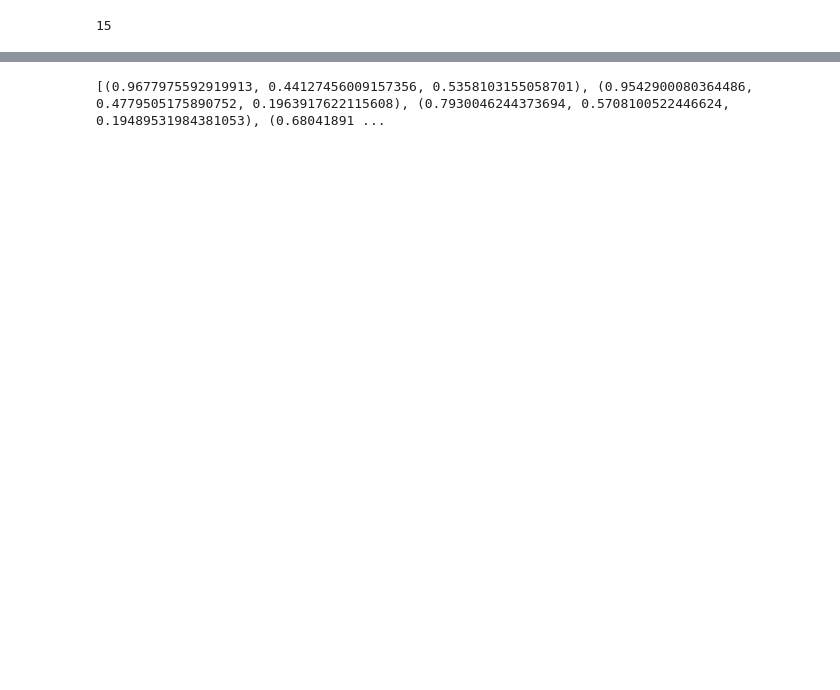
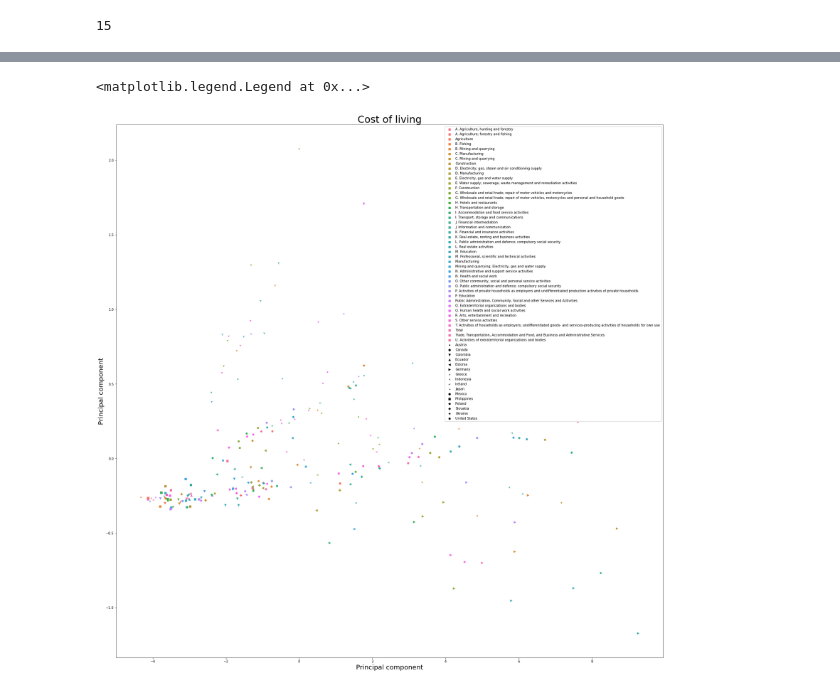
Before and after one commit to Vergenter/familyWealth, a Jupyter notebook: PCA.ipynb, the cells around one changed output, grey strips where cells are left out. Cells and saved outputs as stored; diff of their text form; code cells hidden in the pictures; blank space fills up the shorter version.

```diff
--- a/PCA.ipynb
+++ b/PCA.ipynb
@@ -160,9 +160,3 @@ total_only.head(1)
 CountryToColor = {}
 # %% [output]
 15
-# %%
-import seaborn as sns
-clrs = sns.color_palette('husl', n_colors=np.unique(y).size)
-def getColorMap(Countries):
-    unique_val = np.unique(Countries)
-    return {a:b for a,b in zip(unique_val,sns.color_palette('husl', n_colors=unique_val.size))}
@@ -195,7 +212,3 @@ for i, txt in enumerate(y):
-# %%
-print(clrs)
-# %% [output]
-[(0.9677975592919913, 0.44127456009157356, 0.5358103155058701), (0.9542900080364486, 0.4779505175890752, 0.1963917622115608), (0.7930046244373694, 0.5708100522446624, 0.19489531984381053), (0.68041891 ...
 # %%
 from sklearn.preprocessing import StandardScaler
 all_data = new_merge.dropna()
@@ -206,4 +219,41 @@ x = all_data.loc[:, features].values
 y = all_data.loc[:,['Country',"Field"]].values
 # Standardizing the features
 x = StandardScaler().fit_transform(x)
+# %%
+import numpy as np
+from sklearn.decomposition import PCA
+pca = PCA(n_components=2)
+result_x = pca.fit_transform(x)
+
+# fig, ax = plt.subplots(figsize=(20,15))
+# color_map =getColorMap(y)
+# ax.scatter(result_x[:,0],result_x[:,1],c=[color_map[country] for country in y[:,0]])
+# plt.title("Cost of living",fontsize=30)
+# plt.ylabel('Principal component',fontsize=20)
+# plt.xlabel('Principal component',fontsize=20)
+# for i, txt in enumerate(y[:,0]):
+#     ax.annotate(txt, (result_x[i,0], result_x[i,1]))
+
+
+marker_map =getMarkerMap(y[:,0])
+color_map =getColorMap(y[:,1])
+fig, ax = plt.subplots(figsize=(30,30))
+for byMarker in np.unique(y[:,0]):
+    filter_data = (y[:,0]==byMarker)
+    ax.scatter(result_x[filter_data,0],result_x[filter_data,1],marker=marker_map[byMarker], c=[color_map[byColor] for byColor in y[filter_data,1]])
+plt.title("Cost of living",fontsize=30)
+plt.ylabel('Principal component',fontsize=20)
+plt.xlabel('Principal component',fontsize=20)
+
+f = lambda m,c: plt.plot([],[],marker=m, color=c, ls="none")[0]
+
+handles = [f("s", color) for color in list(color_map.values())]
+handles += [f(marker, "k") for marker in list(marker_map.values())]
+
+labels = np.concatenate((np.unique(list(color_map.keys())), np.unique(list(marker_map.keys()))))
+
+plt.legend(handles, labels, framealpha=1)
+# %% [output]
+<matplotlib.legend.Legend at 0x...>
+[figure, added]
 # %%
```
Also changed, not shown: parts of 5 cells of this notebook.
